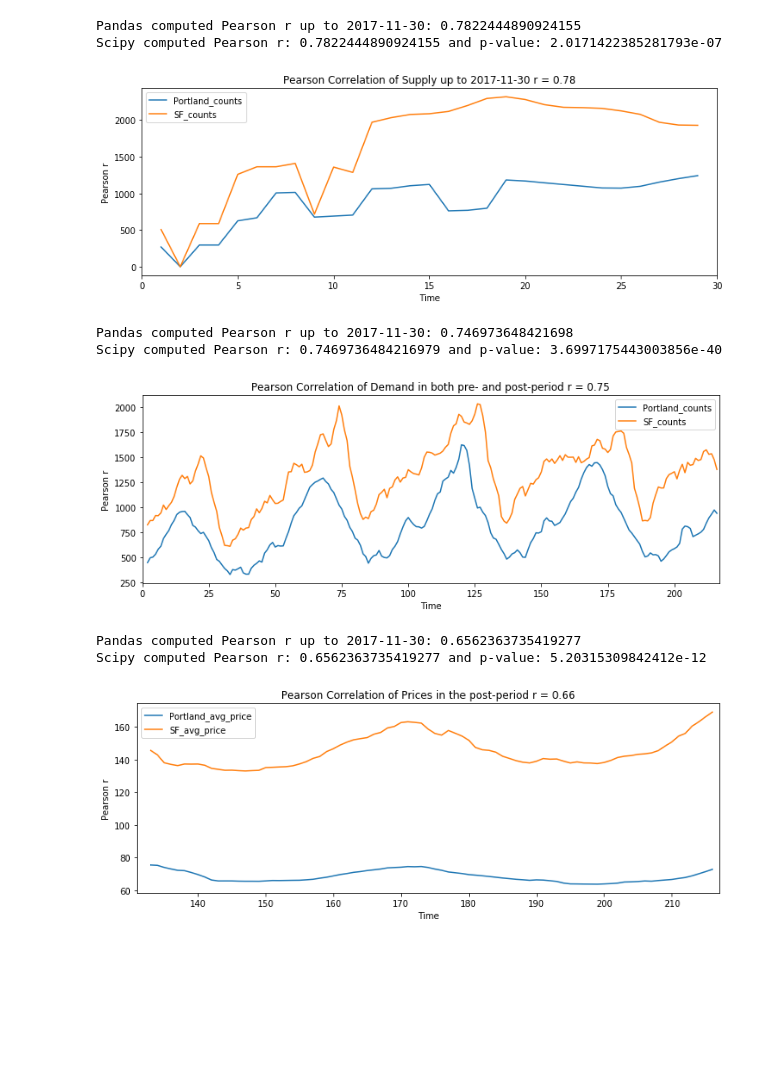
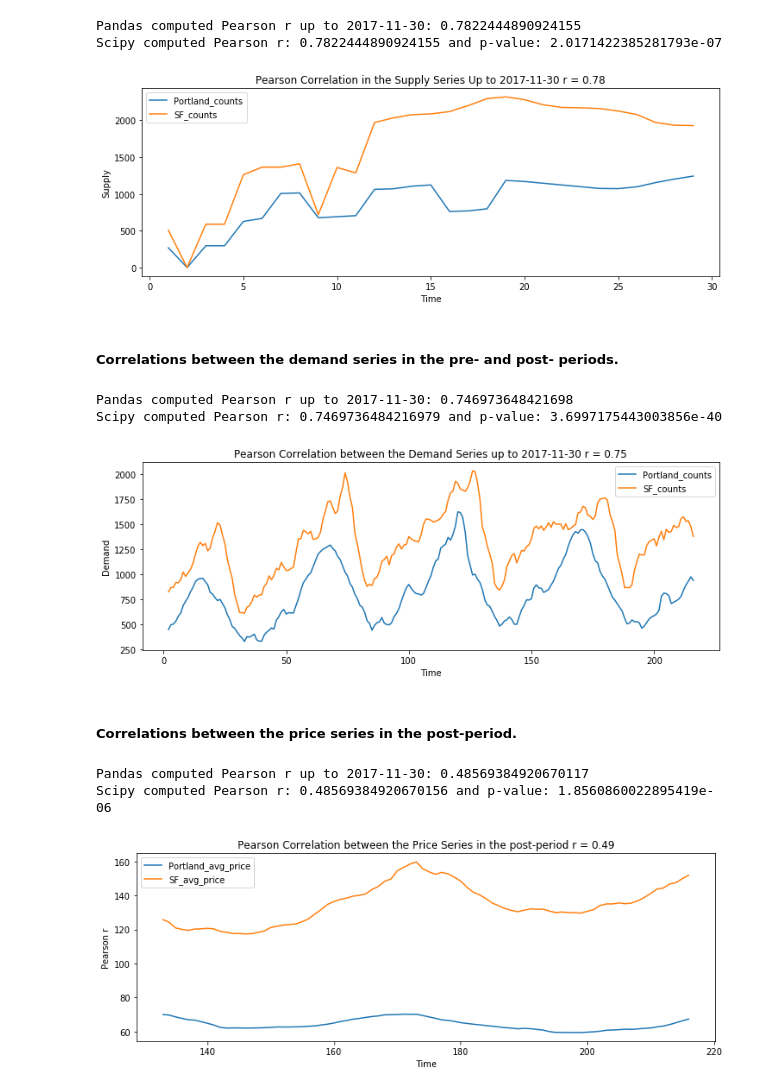
Before and after one commit to karensheng/Airbnb_Regulation, a Jupyter notebook: notebooks/Correlations between time series.ipynb, the cells around one changed output. Drawn from its saved outputs; the diff is of its cells as text; code cells hidden in the pictures; blank space fills up the shorter version.

Commit message:
updated price series and all the models

```diff
--- a/notebooks/Correlations between time series.ipynb
+++ b/notebooks/Correlations between time series.ipynb
@@ -143,70 +130,73 @@ dt = "2017-11-30"
 var = "counts"
 
 # pre_df = pre_df.drop('file_scraped_dt', axis =1)
-overall_pearson_r = pre_df.corr().iloc[0,1]
+overall_pearson_r = pre_supply.corr().iloc[0,1]
 print(f"Pandas computed Pearson r up to {dt}: {overall_pearson_r}")
 
 
-r, p = stats.pearsonr(pre_df.dropna()[f"Portland_{var}"], pre_df.dropna()[f"SF_{var}"])
+r, p = stats.pearsonr(pre_supply.dropna()[f"Portland_{var}"], pre_supply.dropna()[f"SF_{var}"])
 print(f"Scipy computed Pearson r: {r} and p-value: {p}")
 
 
 # Compute rolling window synchrony
 f,ax=plt.subplots(figsize=(12,4))
-pre_df.rolling(window=3,center=True).mean().plot(ax=ax)
-ax.set(xlabel='Time',ylabel='Pearson r')
-ax.set(title=f"Pearson Correlation of Supply up to {dt} r = {np.round(overall_pearson_r,2)}");
+pre_supply.rolling(window=3,center=True).mean().plot(ax=ax)
+ax.set(xlabel='Time',ylabel='Supply')
+ax.set(title=f"Pearson Correlation in the Supply Series Up to {dt} r = {np.round(overall_pearson_r,2)}");
 # %% [output]
 Pandas computed Pearson r up to 2017-11-30: 0.7822444890924155
 Scipy computed Pearson r: 0.7822444890924155 and p-value: 2.0171422385281793e-07
-[figure, old version]
+[figure, new version]
+# %% [markdown]
+##### Correlations between the demand series in the pre- and post- periods.
 # %%
 # Include both pre- and post-periods for the demand.
 
-df = pd.read_csv('../data/comp_weekly_demand.csv')
-df = df.drop('date', axis =1)
-df = df.iloc[:,1:3]
-df
+var = 'counts'
 
-overall_pearson_r = df.corr().iloc[0,1]
+demand = pd.read_csv('../data/comp_weekly_demand.csv')
+demand = demand.drop('date', axis =1)
+demand = demand.iloc[:,1:3]
+demand
+
+overall_pearson_r = demand.corr().iloc[0,1]
 print(f"Pandas computed Pearson r up to {dt}: {overall_pearson_r}")
 
 
-r, p = stats.pearsonr(df.dropna()["Portland_counts"], df.dropna()["SF_counts"])
+r, p = stats.pearsonr(demand.dropna()[f"Portland_{var}"], demand.dropna()[f"SF_{var}"])
 print(f"Scipy computed Pearson r: {r} and p-value: {p}")
 
 
 # Compute rolling window synchrony
 f,ax=plt.subplots(figsize=(12,4))
-df.rolling(window=4,center=True).mean().plot(ax=ax)
-ax.set(xlabel='Time',ylabel='Pearson r')
-ax.set(title=f"Pearson Correlation of Demand in both pre- and post-period r = {np.round(overall_pearson_r,2)}");
+demand.rolling(window=4,center=True).mean().plot(ax=ax)
+ax.set(xlabel='Time',ylabel='Demand')
+ax.set(title=f"Pearson Correlation between the Demand Series up to {dt} r = {np.round(overall_pearson_r,2)}");
 # %% [output]
 Pandas computed Pearson r up to 2017-11-30: 0.746973648421698
 Scipy computed Pearson r: 0.7469736484216979 and p-value: 3.6997175443003856e-40
-[figure, old version]
+[figure, new version]
+# %% [markdown]
+##### Correlations between the price series in the post-period.
 # %%
-df = pd.read_csv('../data/comp_price.csv')
-df = df.drop('date.1', axis =1)
-df = df.drop('date', axis =1)
 
 var = "avg_price"
 
-post_df = df.iloc[131:]
-overall_pearson_r = post_df.corr().iloc[0,1]
+post_price = price.iloc[131:]
+overall_pearson_r = post_price.corr().iloc[0,1]
 print(f"Pandas computed Pearson r up to {dt}: {overall_pearson_r}")
 
 
-r, p = stats.pearsonr(post_df.dropna()[f"Portland_{var}"], post_df.dropna()[f"SF_{var}"])
+r, p = stats.pearsonr(post_price.dropna()[f"Portland_{var}"], post_price.dropna()[f"SF_{var}"])
 print(f"Scipy computed Pearson r: {r} and p-value: {p}")
 
 
 # Compute rolling window synchrony
 f,ax=plt.subplots(figsize=(12,4))
-post_df.rolling(window=4,center=True).mean().plot(ax=ax)
+post_price.rolling(window=4,center=True).mean().plot(ax=ax)
 ax.set(xlabel='Time',ylabel='Pearson r')
-ax.set(title=f"Pearson Correlation of Prices in the post-period r = {np.round(overall_pearson_r,2)}");
+ax.set(title=f"Pearson Correlation between the Price Series in the post-period r = {np.round(overall_pearson_r,2)}");
 # %% [output]
-Pandas computed Pearson r up to 2017-11-30: 0.6562363735419277
-Scipy computed Pearson r: 0.6562363735419277 and p-value: 5.20315309842412e-12
+Pandas computed Pearson r up to 2017-11-30: 0.48569384920670117
+Scipy computed Pearson r: 0.48569384920670156 and p-value: 1.8560860022895419e-06
-[figure, old version]
+[figure, new version]
```
Also changed, not shown: parts of 13 cells of this notebook, 3 other files.
